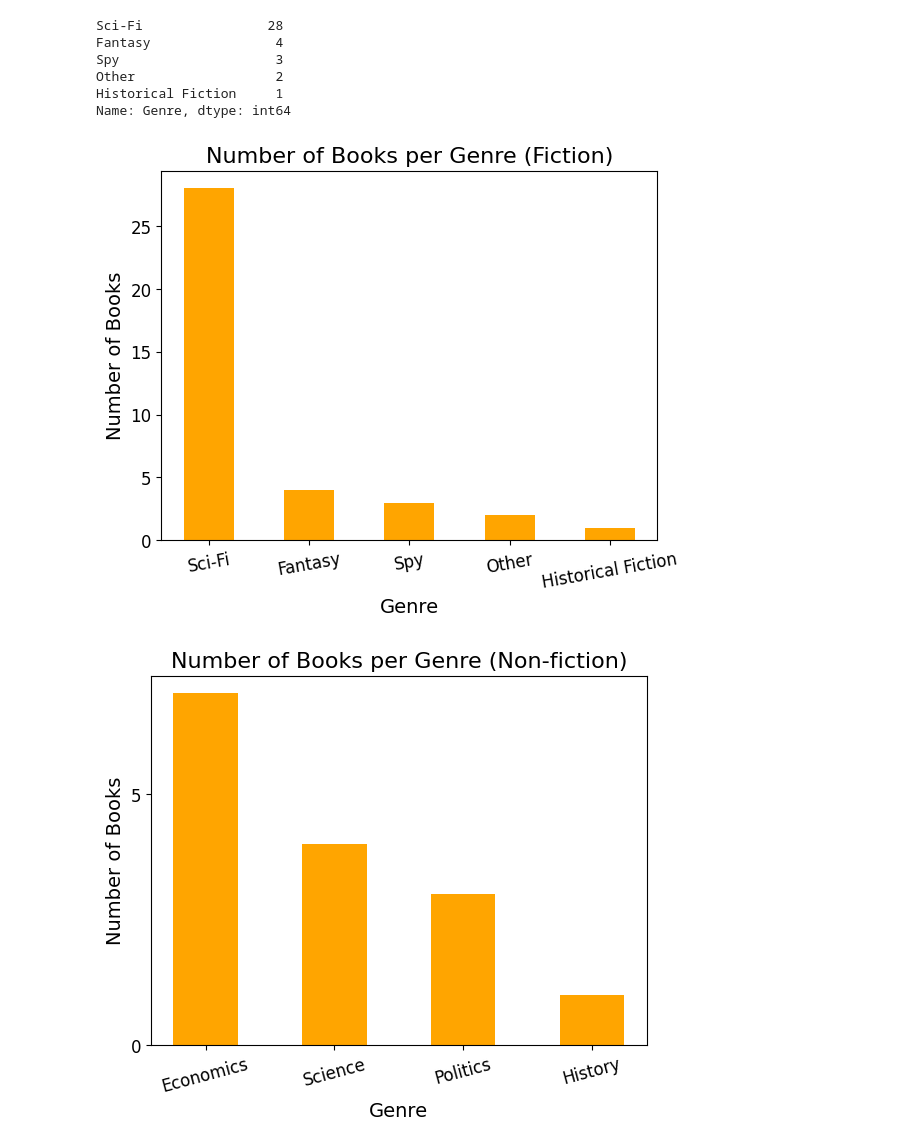
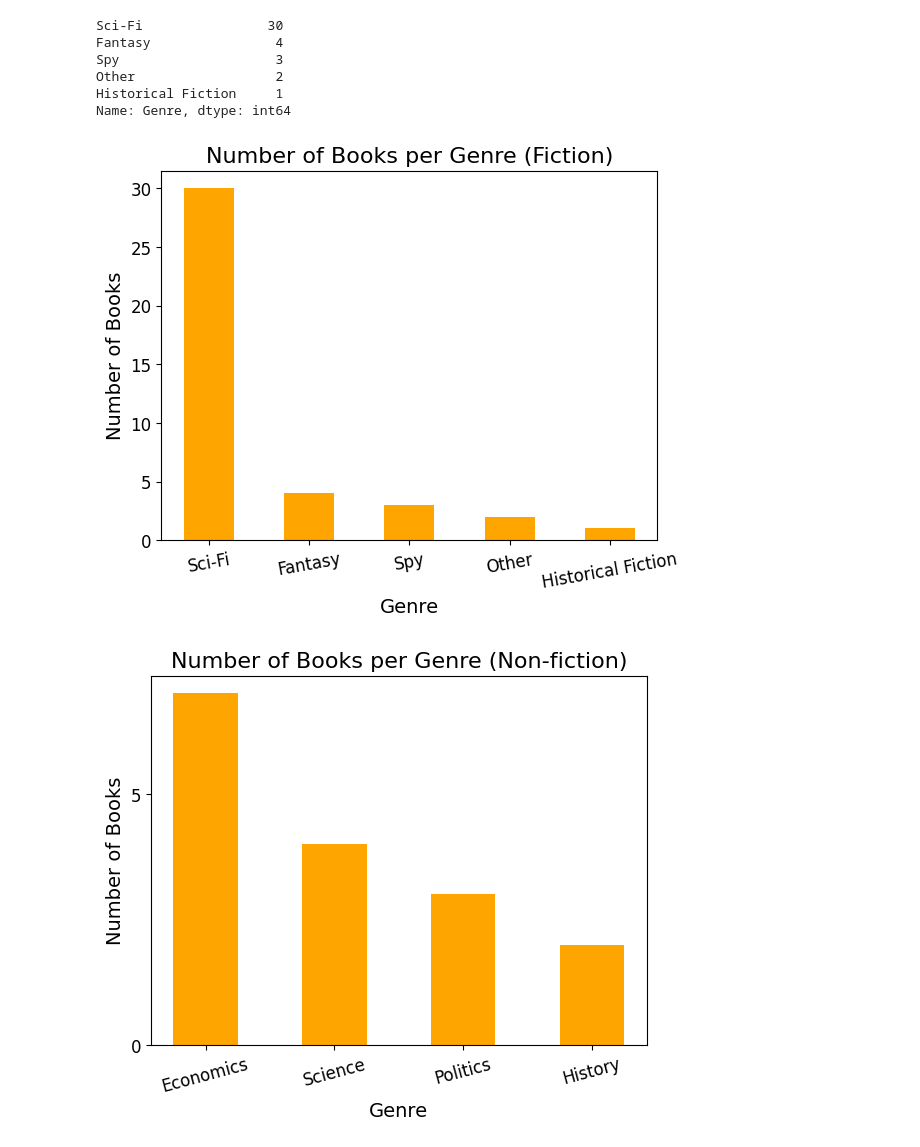
Before and after one commit to benstratton6/quantumResources, a Jupyter notebook: Miscellaneous_books_graphs.ipynb, the cells around one changed output. Cells and saved outputs as stored; diff of their text form; code cells hidden in the pictures.

```diff
--- a/Miscellaneous_books_graphs.ipynb
+++ b/Miscellaneous_books_graphs.ipynb
@@ -56,6 +56,9 @@ data = [
     {"Name": "Contact", "Author": "Carl Sagan", "Genre": "Sci-Fi", "Stars": 4, "type": "fiction"},
     {"Name": "Solaris", "Author": "Stanisław Lem", "Genre": "Sci-Fi", "Stars": 4, "type": "fiction"},
     {"Name": "Shogun", "Author": "James Clavell", "Genre": "Historical Fiction", "Stars": 4, "type": "fiction"},
+    {"Name": "Children of Time", "Author": "Adrian Tchaikovsky", "Genre": "Sci-Fi", "Stars": 5, "type": "fiction"},
+    {"Name": "Homage to Catalonia", "Author": "George Orwell", "Genre": "History", "Stars": 3, "type": "non-fiction"},
+    {"Name": "The Moon is a Harsh Mistress", "Author": "Robert A. Heinlein", "Genre": "Sci-Fi", "Stars": 3, "type": "fiction"},
 ]
 
 df = pd.DataFrame(data)
@@ -127,8 +130,8 @@ plt.show()
-Sci-Fi                28
+Sci-Fi                30
 Fantasy                4
 Spy                    3
 Other                  2
 Historical Fiction     1
 Name: Genre, dtype: int64
-[figure, old version]
+[figure, new version]
-[figure, old version]
+[figure, new version]
```
Also changed, not shown: parts of 1 cell of this notebook, 23 other files.
